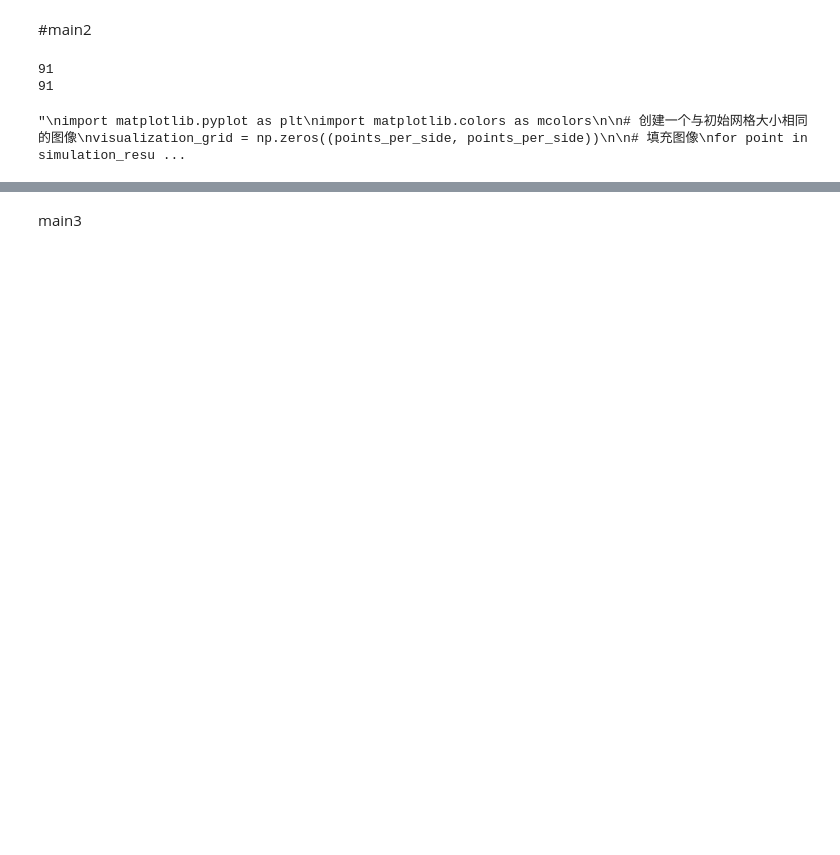
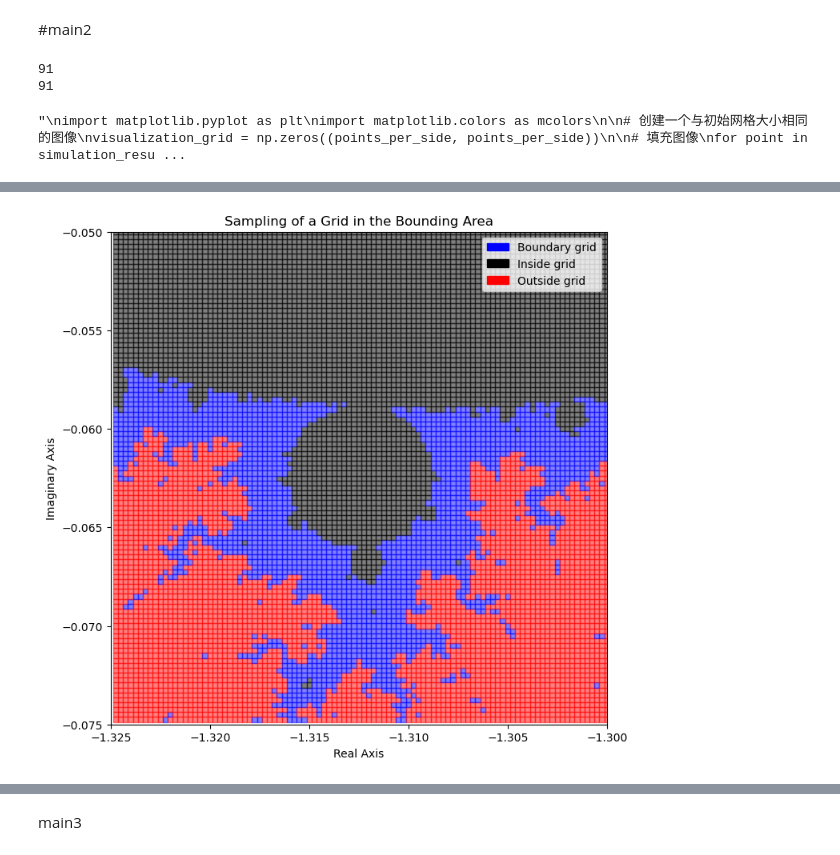
Before and after one commit to Ly-MX15/Stochastic_simulation, a Jupyter notebook: YuanLu/q4 method2.ipynb, the cells around one changed output, grey strips where cells are left out. Cells and saved outputs as stored; diff of their text form; code cells hidden in the pictures; blank space fills up the shorter version.

```diff
--- a/YuanLu/q4 method2.ipynb
+++ b/YuanLu/q4 method2.ipynb
@@ -275,9 +276,9 @@ import matplotlib.patches as patches
 # %% [markdown]
 总函数部分
 # %%
-def create_grid(boundary_grid_list):
+def create_grid(boundary_grid_list,sample_size):
     # 定义总模拟次数上限
-    total_max_simulations = 10000
+    total_max_simulations = np.square(sample_size)
 
     # 计算每个网格的最大模拟次数
     num_points = len(boundary_grid_list)
@@ -605,0 +587,76 @@ plt.show()
+# %%
+import matplotlib.pyplot as plt
+import matplotlib.patches as patches
+from matplotlib.cm import viridis  # 使用viridis颜色映射，您可以选择其他的
+from matplotlib.colors import Normalize
+def create_grid(boundary_grid_list):
+    # 定义总模拟次数上限
+    total_max_simulations = 10000
+
+    # 计算每个网格的最大模拟次数
+    num_points = len(boundary_grid_list)
+    max_simulations_per_point = total_max_simulations // num_points
+
+    # 找到不大于max_simulations_per_point的最大平方数
+    square_root = int(math.sqrt(max_simulations_per_point))
+    max_simulations_per_point_square = square_root ** 2
+
+    # 对每个网格点进行均匀划分和模拟
+    simulation_results_structured = []
+    for point in boundary_grid_list:
+        x_start, x_end = point['x_range']
+        y_start, y_end = point['y_range']
+
+        # 计算x和y的步长
+        x_step = (x_end - x_start) / square_root
+        y_step = (y_end - y_start) / square_root
+
+        # 在每个小区域内进行模拟
+        for i in range(square_root):
+            for j in range(square_root):
+                x = x_start + (i + 0.5) * x_step
+                y = y_start + (j + 0.5) * y_step
+                c = complex(x, y)  # 小区域的中心点
+                iteration = mandelbrot(c, max_iter)
+                x_range_small = [x, x + x_step]
+                y_range_small = [y, y + y_step]
+                simulation_results_structured.append((x_range_small, y_range_small, iteration))
+
+    # 转换为numpy数组
+    simulation_results_array = np.array(simulation_results_structured, dtype=structured_grid.dtype)
+    return simulation_results_array
+
+boundary_grid = [boundary_grid[0]]
+print(boundary_grid)
+x_range, y_range = boundary_grid[0][0], boundary_grid[0][1]
+simulation_result = create_grid(boundary_grid)
+fig, ax = plt.subplots(figsize=(8, 8))
+
+labels = {'blue': 'Boundary grid', 'black': 'Inside grid', 'red': 'Outside grid'}
+# 创建代表图例的矩形
+for color, label in labels.items():
+    ax.add_patch(patches.Rectangle((0, 0), 0, 0, color=color, label=label))
+
+ax.set_xlim(x_range)
+ax.set_ylim( y_range)
+
+# 遍历boundary_grid并绘制矩形
+for xrange, yrange, iteration in simulation_result:
+    if init_threshold <= iteration < max_iter:
+        color = 'blue'  # 在这里定义填充颜色
+    elif iteration == max_iter:
+        color = 'black'
+    else:
+        color = 'red'
+
+    # 创建矩形并添加到坐标轴
+    rect = patches.Rectangle((xrange[0], yrange[0]), xrange[1] - xrange[0], yrange[1] - yrange[0], color=color,alpha=0.5)
+    ax.add_patch(rect)
+
+plt.title('Sampling of a Grid in the Bounding Area')
+plt.xlabel('Real Axis')
+plt.ylabel('Imaginary Axis')
+# 显示图形
+ax.legend(loc='upper right')
+plt.show()
+# %% [output]
@@ -605,0 +664 @@ plt.show()
+[figure, added]
```
Also changed, not shown: parts of 14 cells of this notebook, 10 other files.
